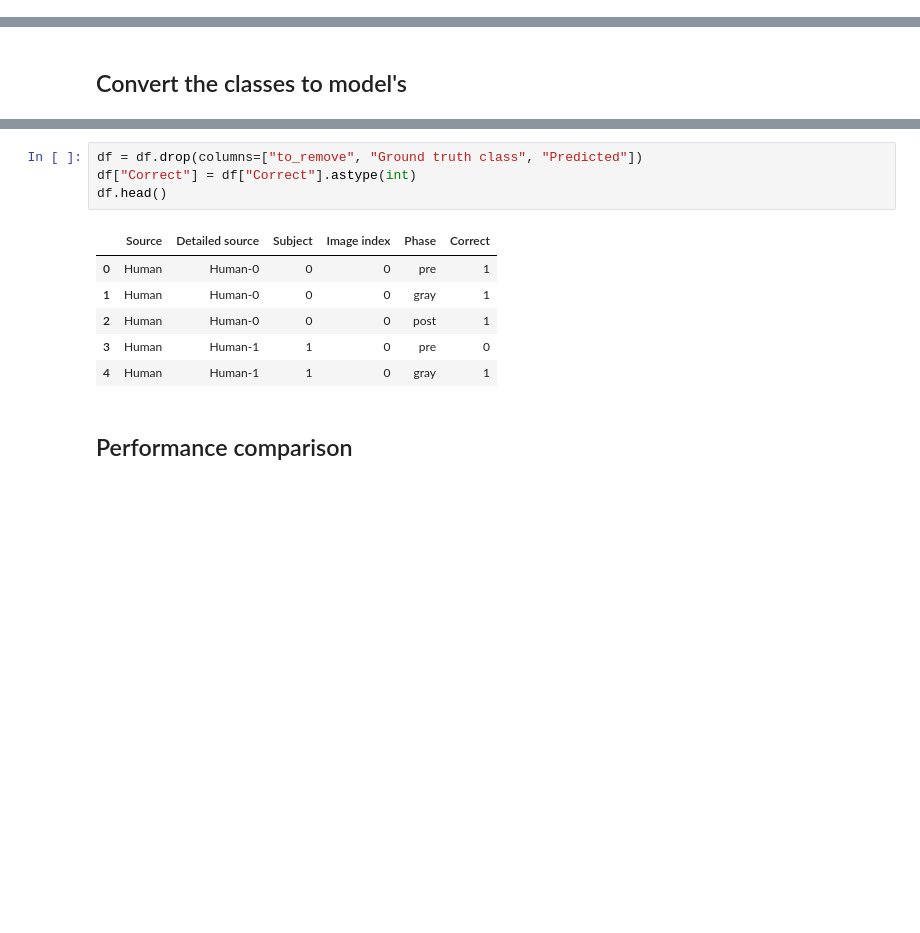
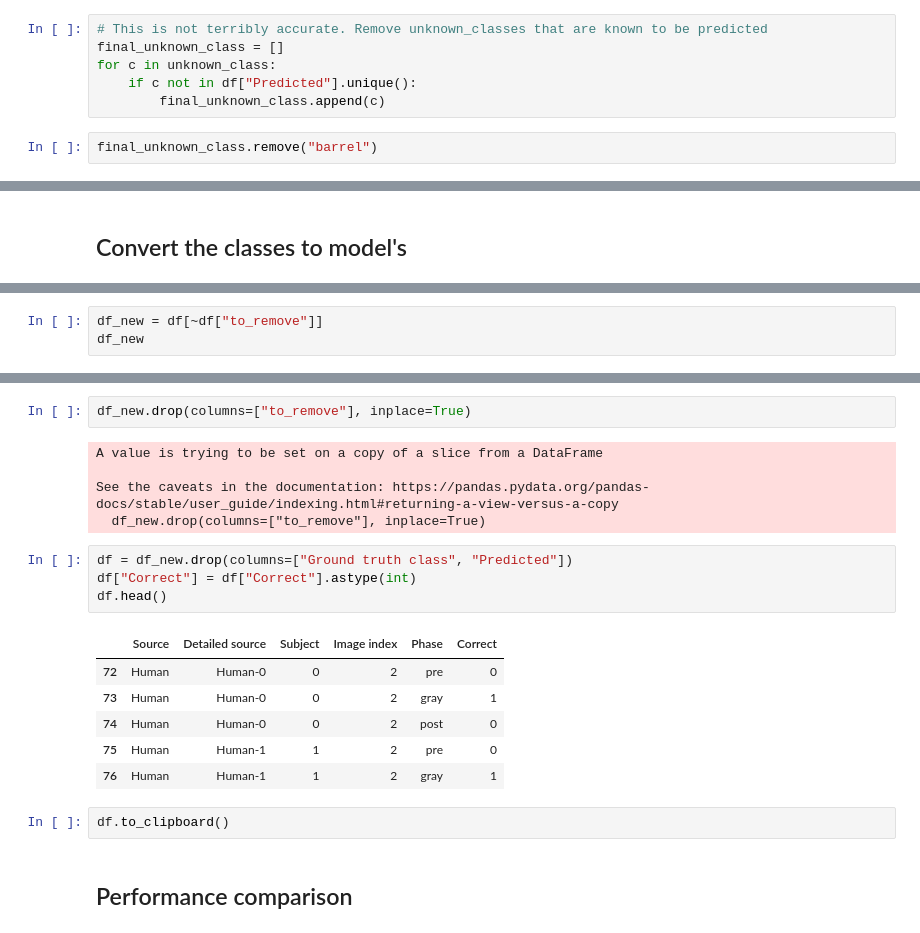
Before and after one commit to nyuolab/MooneyComputationModeling2024, a Jupyter notebook: workflow/notebooks/plot_task_performance_compare_human.ipynb, the cells around one changed output, grey strips where cells are left out. Cells and saved outputs as stored; diff of their text form; blank space fills up the shorter version.

```diff
--- a/workflow/notebooks/plot_task_performance_compare_human.ipynb
+++ b/workflow/notebooks/plot_task_performance_compare_human.ipynb
@@ -71,0 +96,8 @@ unknown_class
+# %%
+# This is not terribly accurate. Remove unknown_classes that are known to be predicted
+final_unknown_class = []
+for c in unknown_class:
+    if c not in df["Predicted"].unique():
+        final_unknown_class.append(c)
+# %%
+final_unknown_class.remove("barrel")
@@ -113,0 +172,3 @@ array([1, 0], dtype=object)
+# %%
+df_new = df[~df["to_remove"]]
+df_new
@@ -114,14 +189,23 @@ array([1, 0], dtype=object)
+# %%
+df_new.drop(columns=["to_remove"], inplace=True)
+# %% [output]
+A value is trying to be set on a copy of a slice from a DataFrame
+
+See the caveats in the documentation: https://pandas.pydata.org/pandas-docs/stable/user_guide/indexing.html#returning-a-view-versus-a-copy
+  df_new.drop(columns=["to_remove"], inplace=True)
 # %%
-df = df.drop(columns=["to_remove", "Ground truth class", "Predicted"])
+df = df_new.drop(columns=["Ground truth class", "Predicted"])
 df["Correct"] = df["Correct"].astype(int)
 df.head()
 # %% [output]
 |  | Source | Detailed source | Subject | Image index | Phase | Correct |
-| 0 | Human | Human-0 | 0 | 0 | pre | 1 |
-| 1 | Human | Human-0 | 0 | 0 | gray | 1 |
-| 2 | Human | Human-0 | 0 | 0 | post | 1 |
-| 3 | Human | Human-1 | 1 | 0 | pre | 0 |
-| 4 | Human | Human-1 | 1 | 0 | gray | 1 |
+| 72 | Human | Human-0 | 0 | 2 | pre | 0 |
+| 73 | Human | Human-0 | 0 | 2 | gray | 1 |
+| 74 | Human | Human-0 | 0 | 2 | post | 0 |
+| 75 | Human | Human-1 | 1 | 2 | pre | 0 |
+| 76 | Human | Human-1 | 1 | 2 | gray | 1 |
+# %%
+df.to_clipboard()
 # %% [markdown]
 ## Performance comparison
 # %%
```
Also changed, not shown: parts of 47 cells of this notebook, 6 other files.
